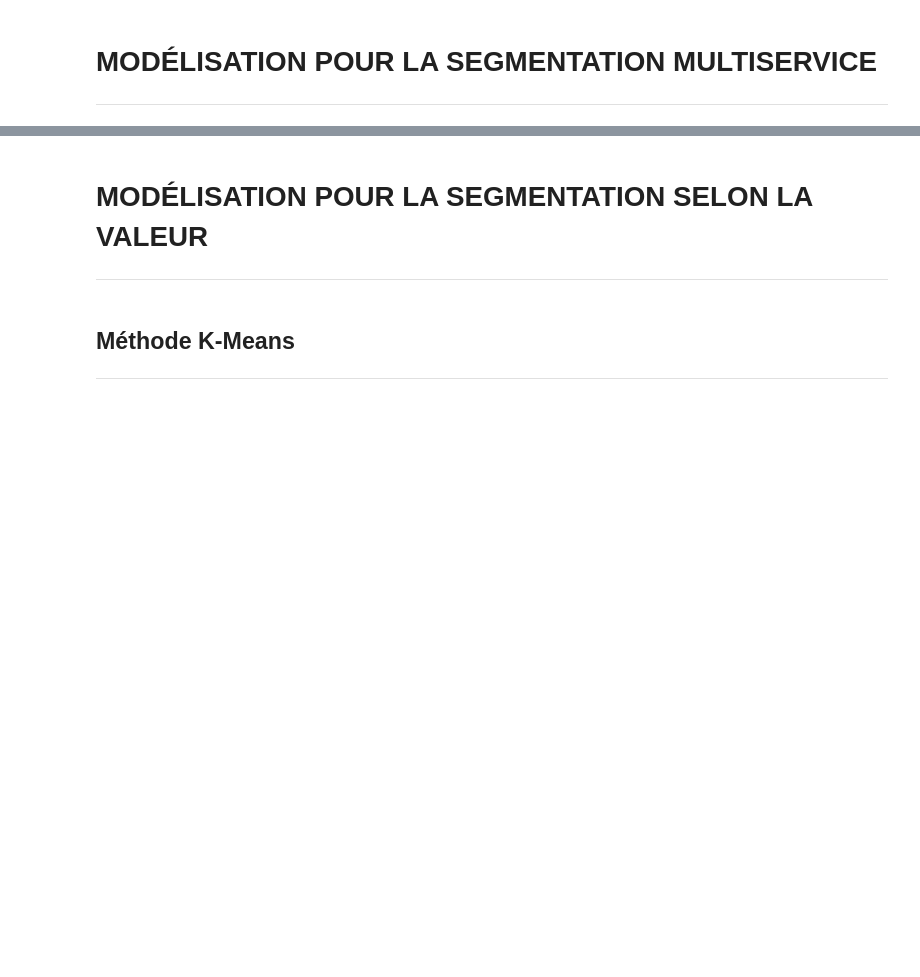
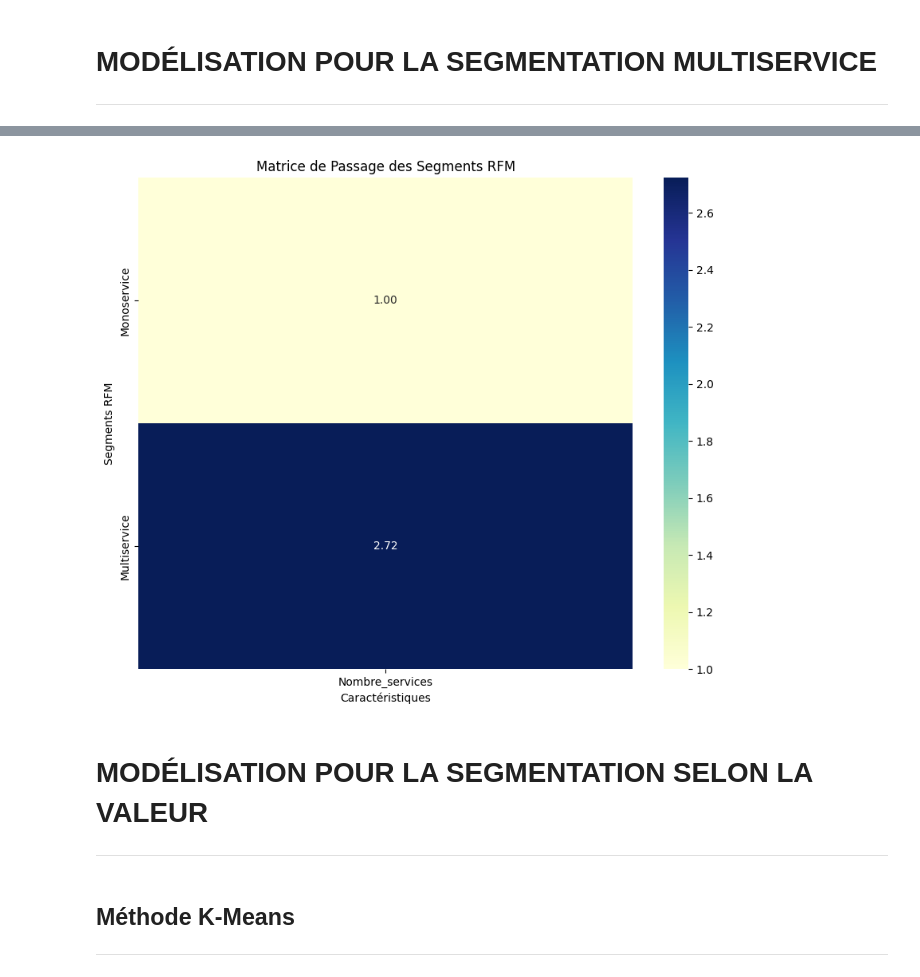
Before and after one commit to momowade221/Notebook_Segmentation_Client_OM, a Jupyter notebook: OM_Segmentation_valeur.ipynb, the cells around one changed output, grey strips where cells are left out. Saved outputs shown, nothing was run; the diff lists cells and outputs as text; code cells hidden in the pictures; blank space fills up the shorter version.

```diff
--- a/OM_Segmentation_valeur.ipynb
+++ b/OM_Segmentation_valeur.ipynb
@@ -174,7 +249,7 @@ def df_colonne_info(df: DataFrame, colonne):
     print(f" *****Informations sur la colonne ___{colonne}___: *****")
     # Valeurs distinctes de la colonne
     print(f"Les valeurs distinctes sont:")
-    df.select(colonne).distinct().show()
+    df.select(colonne).distinct().show(truncate=False)
 
     print(f"Nombre de valeurs distinctes : {colonne_count}")
 
@@ -564,3 +974,29 @@ profil_client_multiservice(1000339)
+# %%
+import pandas as pd
+
+# Supposons que vous avez un DataFrame "df" contenant les données
+
+# Sélectionnez les colonnes pertinentes
+selected_columns = ['Nombre_services','Segment_service']
+
+# Créez un nouveau DataFrame contenant uniquement ces colonnes
+df_selected = pd_segment_multiservice[selected_columns]
+
+# Utilisez la fonction pivot_table pour créer la matrice de correspondance
+matrix = pd.pivot_table(df_selected, index='Segment_service')
+# Créez un heatmap pour représenter la matrice de passage
+plt.figure(figsize=(10, 8))
+sns.heatmap(matrix, annot=True, fmt=".2f", cmap="YlGnBu")
+
+# Personnalisez le graphique
+plt.title('Matrice de Passage des Segments RFM')
+plt.xlabel('Caractéristiques')
+plt.ylabel('Segments RFM')
+
+# Affichez le graphique
+plt.show()
+# %% [output]
+[figure, added]
 # %% [markdown]
 # **MODÉLISATION POUR LA SEGMENTATION SELON LA VALEUR**
 
```
Also changed, not shown: parts of 87 cells of this notebook.
